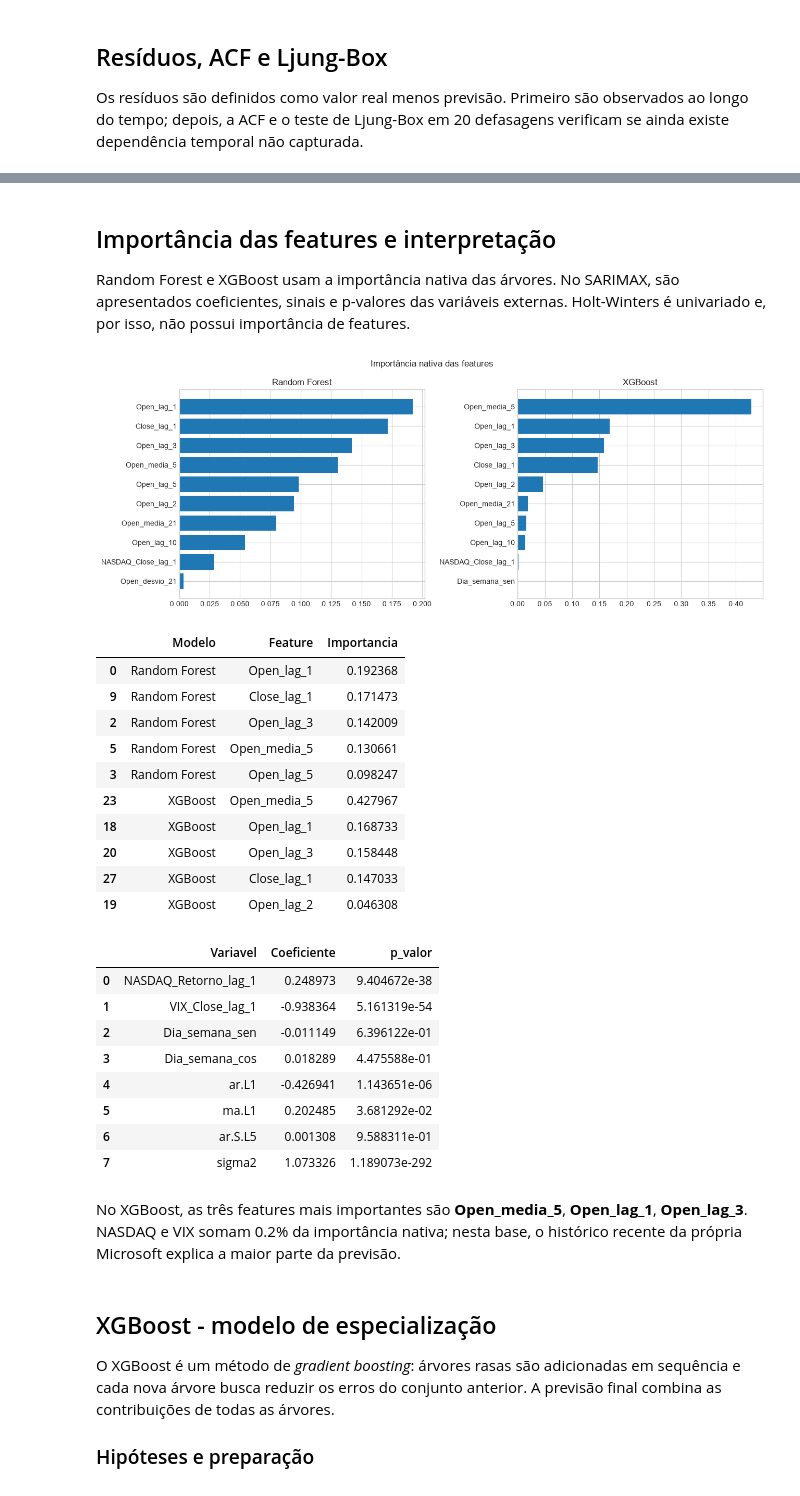
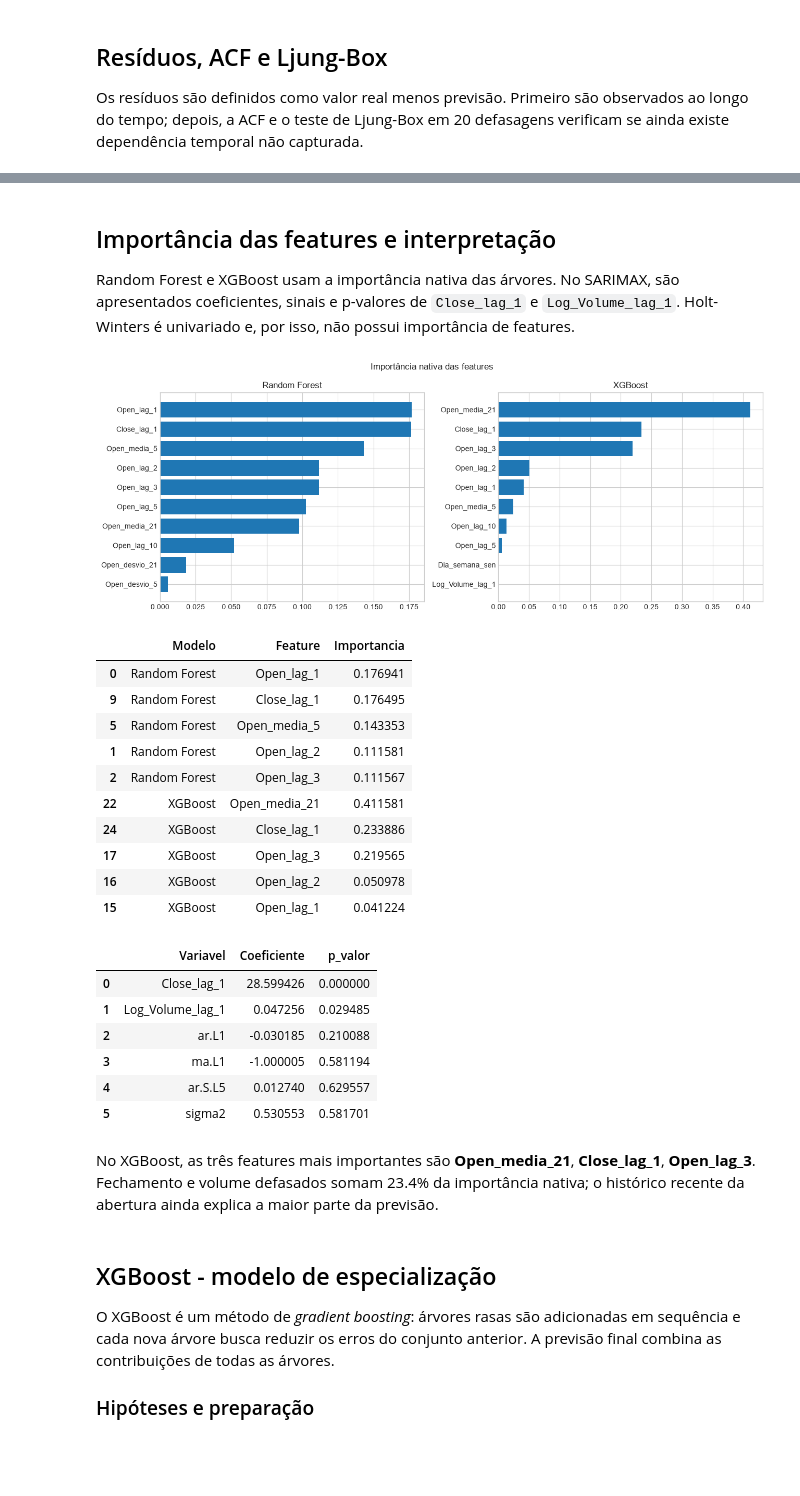
Before and after one commit to KarinaShimoiizaka/Modelagem-Comparativa-de-Series-Temporais, a Jupyter notebook: microsoft/main.ipynb, the cells around one changed output, grey strips where cells are left out. Cells and saved outputs as stored; diff of their text form; code cells hidden in the pictures; blank space fills up the shorter version.

```diff
--- a/microsoft/main.ipynb
+++ b/microsoft/main.ipynb
@@ -62,35 +65,26 @@ A série-alvo representa o preço de abertura diário da ação da Microsoft em
 # %%
 msft = pd.read_csv(DATA / "Microsoft_Stock.csv")
-nasdaq = pd.read_csv(DATA / "NASDAQ.csv")
-vix = pd.read_csv(DATA / "VIX.csv")
 
-for frame in (msft, nasdaq, vix):
-    frame["Date"] = pd.to_datetime(frame["Date"]).dt.normalize()
-
+msft["Date"] = pd.to_datetime(msft["Date"]).dt.normalize()
 msft = msft.sort_values("Date").drop_duplicates("Date").reset_index(drop=True)
-nasdaq = nasdaq.sort_values("Date").drop_duplicates("Date")
-vix = vix.sort_values("Date").drop_duplicates("Date")
 
 # Correção apenas na cópia de trabalho. O arquivo original permanece inalterado.
 data_outlier = pd.Timestamp("2019-12-09")
 volume_original = int(msft.loc[msft["Date"].eq(data_outlier), "Volume"].iloc[0])
 msft.loc[msft["Date"].eq(data_outlier), "Volume"] = 16_687_400
 
-base = msft.merge(nasdaq, on="Date", how="left").merge(vix, on="Date", how="left")
-ausentes_externas_antes = int(base[["NASDAQ_Close", "VIX_Close"]].isna().sum().sum())
-base[["NASDAQ_Close", "VIX_Close"]] = base[["NASDAQ_Close", "VIX_Close"]].ffill()
+base = msft.copy()
 
 auditoria = pd.DataFrame(
     {
         "Verificação": [
             "Observações", "Data inicial", "Data final", "Datas duplicadas",
-            "Ausências externas antes do preenchimento", "Valores ausentes finais",
-            "Volume original em 09/12/2019", "Volume corrigido"
+            "Valores ausentes finais", "Volume original em 09/12/2019", "Volume corrigido"
         ],
         "Resultado": [
             len(base), base["Date"].min().date(), base["Date"].max().date(),
-            int(base["Date"].duplicated().sum()), ausentes_externas_antes,
-            int(base.isna().sum().sum()), volume_original, 16_687_400
+            int(base["Date"].duplicated().sum()), int(base.isna().sum().sum()),
+            volume_original, 16_687_400
         ],
     }
 )
@@ -98,10 +92,8 @@ auditoria = pd.DataFrame(
 dicionario_variaveis = pd.DataFrame(
     [
         ["Open", "Preço de abertura da MSFT", "USD", "Alvo no pregão t"],
-        ["Close", "Preço de fechamento da MSFT", "USD", "Usado com defasagem de 1 pregão"],
-        ["Volume", "Quantidade negociada da MSFT", "Ações", "Usado com defasagem e log"],
-        ["NASDAQ_Close", "Fechamento do NASDAQ Composite", "Pontos", "Variável externa defasada"],
-        ["VIX_Close", "Fechamento do índice de volatilidade VIX", "Pontos", "Variável externa defasada"],
+        ["Close", "Preço de fechamento da MSFT", "USD", "Exógena com defasagem de 1 pregão"],
+        ["Volume", "Quantidade negociada da MSFT", "Ações", "Exógena com log e defasagem de 1 pregão"],
     ],
     columns=["Variável", "Significado", "Unidade", "Uso na previsão"],
 )
@@ -110,7 +102,7 @@ display(base.head())
 display(auditoria)
 display(dicionario_variaveis)
 display(Markdown(
-    "A junção final não contém ausências nem datas duplicadas. As diferenças entre datas consecutivas "
+    "A base final não contém ausências nem datas duplicadas. As diferenças entre datas consecutivas "
     "correspondem a fins de semana e feriados; a unidade temporal usada na modelagem é o pregão, não o dia civil."
 ))
 # %% [output]
@@ -199,9 +188,6 @@ for janela in [5, 21]:
 
 features["Close_lag_1"] = dados["Close"].shift(1)
 features["Log_Volume_lag_1"] = np.log1p(dados["Volume"]).shift(1)
-features["NASDAQ_Close_lag_1"] = dados["NASDAQ_Close"].shift(1)
-features["NASDAQ_Retorno_lag_1"] = dados["NASDAQ_Close"].pct_change().shift(1)
-features["VIX_Close_lag_1"] = dados["VIX_Close"].shift(1)
 
 dia_semana = features.index.dayofweek
 mes = features.index.month
@@ -339,5 +324,5 @@ O SARIMAX compara ordens não sazonais e sazonais com período cinco, escolhendo
 # %%
-sarimax_colunas = ["NASDAQ_Retorno_lag_1", "VIX_Close_lag_1", "Dia_semana_sen", "Dia_semana_cos"]
+sarimax_colunas = ["Close_lag_1", "Log_Volume_lag_1"]
 scaler = StandardScaler()
 exog = np.empty((len(features), len(sarimax_colunas)))
 exog[:split] = scaler.fit_transform(features[sarimax_colunas].iloc[:split])
@@ -613,7 +598,7 @@ Ao nível de 5%, há evidência de autocorrelação residual em **Random Forest,
 # %% [markdown]
 ## Importância das features e interpretação
 
-Random Forest e XGBoost usam a importância nativa das árvores. No SARIMAX, são apresentados coeficientes, sinais e p-valores das variáveis externas. Holt-Winters é univariado e, por isso, não possui importância de features.
+Random Forest e XGBoost usam a importância nativa das árvores. No SARIMAX, são apresentados coeficientes, sinais e p-valores de `Close_lag_1` e `Log_Volume_lag_1`. Holt-Winters é univariado e, por isso, não possui importância de features.
 # %%
 rf_final = clone(melhor_rf).fit(X_train, y_train)
 xgb_final = clone(melhor_xgb).fit(X_train, y_train)
@@ -643,58 +628,56 @@ coeficientes_sarimax = pd.DataFrame(
     {
         "Parametro": ajuste_sarimax_inicial.params.index,
         "Coeficiente": ajuste_sarimax_inicial.params.values,
         "p_valor": ajuste_sarimax_inicial.pvalues.values,
     }
 )
 mapa_exog = {f"x{i + 1}": nome for i, nome in enumerate(sarimax_colunas)}
 coeficientes_sarimax["Variavel"] = coeficientes_sarimax["Parametro"].map(mapa_exog).fillna(
     coeficientes_sarimax["Parametro"]
 )
 
 top_importancia = importancia.sort_values(
     ["Modelo", "Importancia"], ascending=[True, False]
 ).groupby("Modelo").head(5)
 display(top_importancia)
 display(coeficientes_sarimax[["Variavel", "Coeficiente", "p_valor"]])
 
 top_xgb = importancia.loc[importancia["Modelo"].eq("XGBoost")].nlargest(3, "Importancia")
 externas_xgb = importancia.loc[
     importancia["Modelo"].eq("XGBoost")
-    & importancia["Feature"].str.startswith(("NASDAQ", "VIX")),
+    & importancia["Feature"].isin(["Close_lag_1", "Log_Volume_lag_1"]),
     "Importancia",
 ].sum()
 display(Markdown(
     "No XGBoost, as três features mais importantes são **"
     + "**, **".join(top_xgb["Feature"].tolist())
-    + f"**. NASDAQ e VIX somam {externas_xgb:.1%} da importância nativa; "
-    "nesta base, o histórico recente da própria Microsoft explica a maior parte da previsão."
+    + f"**. Fechamento e volume defasados somam {externas_xgb:.1%} da importância nativa; "
+    "o histórico recente da abertura ainda explica a maior parte da previsão."
 ))
 
 importancia.to_csv(RESULTS / "importancia_features.csv", index=False, encoding="utf-8-sig")
 coeficientes_sarimax.to_csv(RESULTS / "coeficientes_sarimax.csv", index=False, encoding="utf-8-sig")
 # %% [output]
-[figure, old version]
+[figure, new version]
 |  | Modelo | Feature | Importancia |
-| 0 | Random Forest | Open_lag_1 | 0.192368 |
-| 9 | Random Forest | Close_lag_1 | 0.171473 |
-| 2 | Random Forest | Open_lag_3 | 0.142009 |
-| 5 | Random Forest | Open_media_5 | 0.130661 |
-| 3 | Random Forest | Open_lag_5 | 0.098247 |
-| 23 | XGBoost | Open_media_5 | 0.427967 |
-| 18 | XGBoost | Open_lag_1 | 0.168733 |
-| 20 | XGBoost | Open_lag_3 | 0.158448 |
-| 27 | XGBoost | Close_lag_1 | 0.147033 |
-| 19 | XGBoost | Open_lag_2 | 0.046308 |
+| 0 | Random Forest | Open_lag_1 | 0.176941 |
+| 9 | Random Forest | Close_lag_1 | 0.176495 |
+| 5 | Random Forest | Open_media_5 | 0.143353 |
+| 1 | Random Forest | Open_lag_2 | 0.111581 |
+| 2 | Random Forest | Open_lag_3 | 0.111567 |
+| 22 | XGBoost | Open_media_21 | 0.411581 |
+| 24 | XGBoost | Close_lag_1 | 0.233886 |
+| 17 | XGBoost | Open_lag_3 | 0.219565 |
+| 16 | XGBoost | Open_lag_2 | 0.050978 |
+| 15 | XGBoost | Open_lag_1 | 0.041224 |
 |  | Variavel | Coeficiente | p_valor |
-| 0 | NASDAQ_Retorno_lag_1 | 0.248973 | 9.404672e-38 |
-| 1 | VIX_Close_lag_1 | -0.938364 | 5.161319e-54 |
-| 2 | Dia_semana_sen | -0.011149 | 6.396122e-01 |
-| 3 | Dia_semana_cos | 0.018289 | 4.475588e-01 |
-| 4 | ar.L1 | -0.426941 | 1.143651e-06 |
-| 5 | ma.L1 | 0.202485 | 3.681292e-02 |
-| 6 | ar.S.L5 | 0.001308 | 9.588311e-01 |
-| 7 | sigma2 | 1.073326 | 1.189073e-292 |
+| 0 | Close_lag_1 | 28.599426 | 0.000000 |
+| 1 | Log_Volume_lag_1 | 0.047256 | 0.029485 |
+| 2 | ar.L1 | -0.030185 | 0.210088 |
+| 3 | ma.L1 | -1.000005 | 0.581194 |
+| 4 | ar.S.L5 | 0.012740 | 0.629557 |
+| 5 | sigma2 | 0.530553 | 0.581701 |
-No XGBoost, as três features mais importantes são **Open_media_5**, **Open_lag_1**, **Open_lag_3**. NASDAQ e VIX somam 0.2% da importância nativa; nesta base, o histórico recente da própria Microsoft explica a maior parte da previsão.
+No XGBoost, as três features mais importantes são **Open_media_21**, **Close_lag_1**, **Open_lag_3**. Fechamento e volume defasados somam 23.4% da importância nativa; o histórico recente da abertura ainda explica a maior parte da previsão.
 # %% [markdown]
 ## XGBoost - modelo de especialização
 
```
Also changed, not shown: parts of 15 cells of this notebook, 20 other files.
